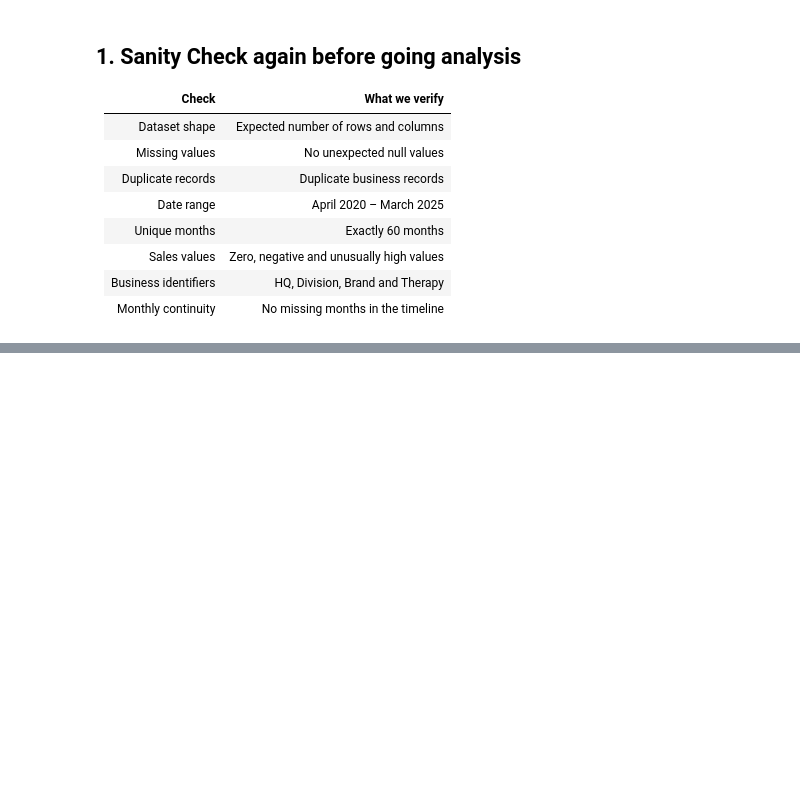
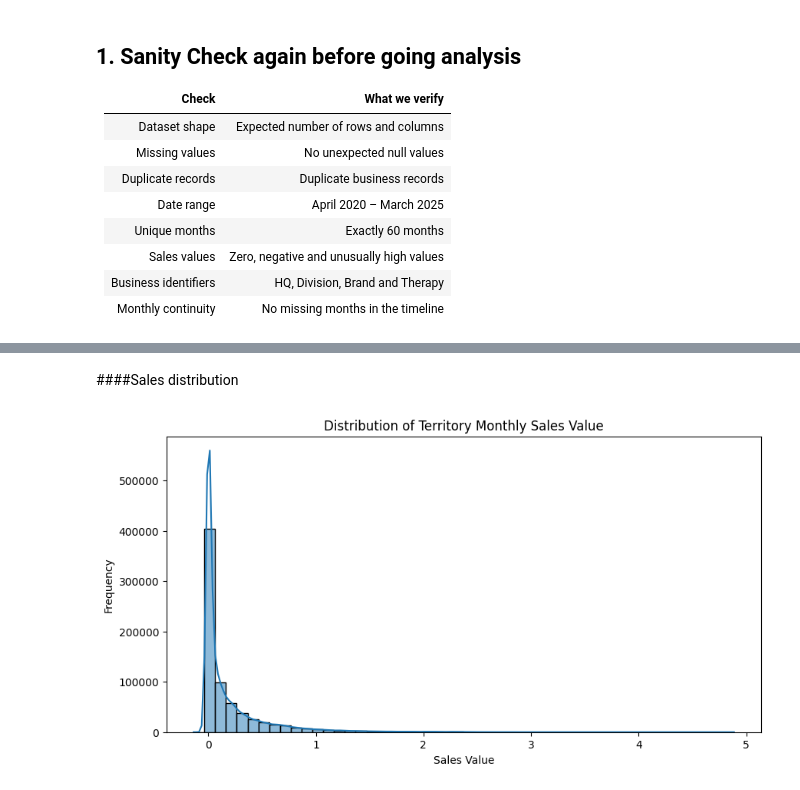
Before and after one commit to Pulakspbl/project_GCI, a Jupyter notebook: project_forecast.ipynb, the cells around one changed output, grey strips where cells are left out. Saved outputs shown, nothing was run; the diff lists cells and outputs as text; code cells hidden in the pictures; blank space fills up the shorter version.

```diff
--- a/project_forecast.ipynb
+++ b/project_forecast.ipynb
@@ -253,0 +275,19 @@ memory usage: 40.8+ MB
+# %% [markdown]
+####Sales distribution
+# %%
+#A. Histogram
+plt.figure(figsize=(10, 5))
+
+sns.histplot(
+    data=df_v_long,
+    x='Sales_val',
+    bins=50,
+    kde=True
+)
+
+plt.title('Distribution of Territory Monthly Sales Value')
+plt.xlabel('Sales Value')
+plt.ylabel('Frequency')
+plt.show()
+# %% [output]
+[figure, added]
```
Also changed, not shown: parts of 21 cells of this notebook.
